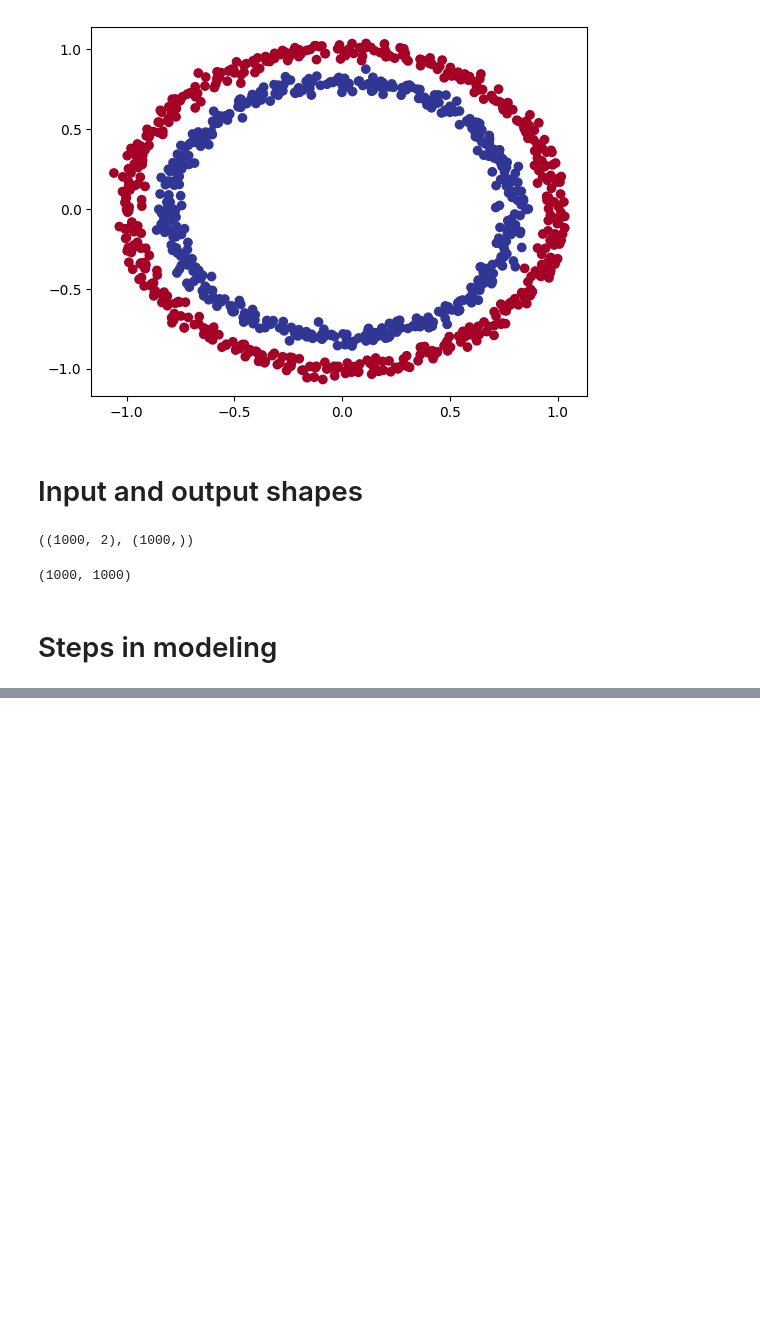
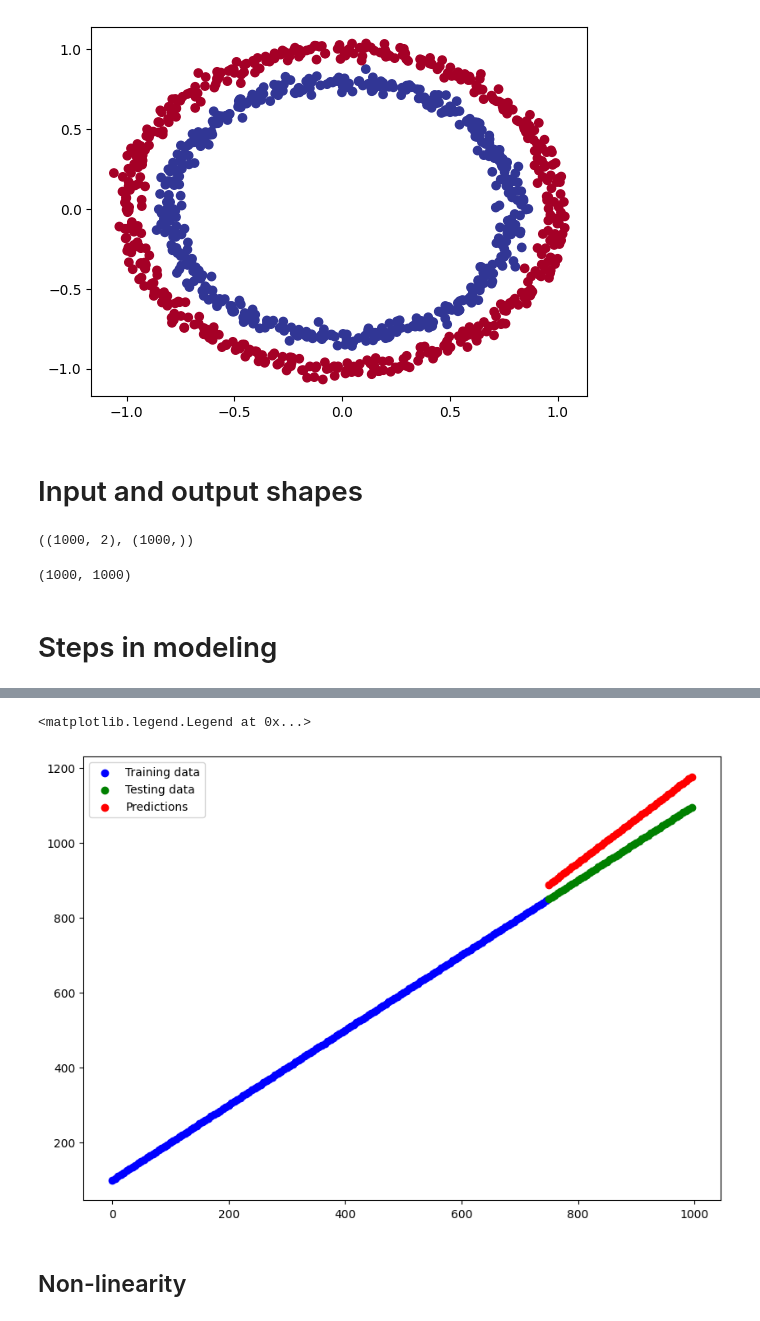
Before and after one commit to JonaBaron/TensorFlow, a Jupyter notebook: 02_neural_network_classification_in_tensorflow.ipynb, the cells around one changed output, grey strips where cells are left out. Cells and saved outputs as stored; diff of their text form; code cells hidden in the pictures; blank space fills up the shorter version.

```diff
--- a/02_neural_network_classification_in_tensorflow.ipynb
+++ b/02_neural_network_classification_in_tensorflow.ipynb
@@ -182,0 +270,29 @@ model.evaluate(x,y)
+# %%
+# Can our model be used for a regression problem
+tf.random.set_seed(42)
+
+# Create some regression data
+x_regression = tf.range(0, 1000, 5)
+y_regression = tf.range(100, 1100, 5)
+
+#Split our regression data into training and test sets
+x_train_reg = x_regression[:150]
+y_train_reg = y_regression[:150]
+
+x_test_reg = x_regression[150:]
+y_test_reg = y_regression[150:]
+# %%
+# Set up random seed
+tf.random.set_seed(42)
+
+model_3 = tf.keras.Sequential([
+    tf.keras.layers.Dense(100),
+    tf.keras.layers.Dense(10),
+    tf.keras.layers.Dense(1)
+])
+
+model_3.compile(loss=tf.keras.losses.mae,
+               optimizer=tf.keras.optimizers.Adam(),
+               metrics=['mae'])
+
+model_3.fit(tf.expand_dims(x_train_reg, axis=-1), y_train_reg, epochs=100)
@@ -182,0 +318,11 @@ model.evaluate(x,y)
+# %%
+# Make prediction
+y_preds = model_3.predict(tf.expand_dims(x_test_reg, axis=-1))
+
+# Plots the model's prediction
+plt.figure(figsize=(10,7))
+plt.scatter(x_train_reg, y_train_reg, c="b", label="Training data")
+plt.scatter(x_test_reg, y_test_reg, c="g", label="Testing data")
+plt.scatter(x_test_reg, y_preds, c="r", label="Predictions")
+plt.legend()
+# %% [output]
@@ -182,0 +330,4 @@ model.evaluate(x,y)
+<matplotlib.legend.Legend at 0x...>
+[figure, added]
+# %% [markdown]
+## Non-linearity
```
Also changed, not shown: parts of 78 cells of this notebook.
